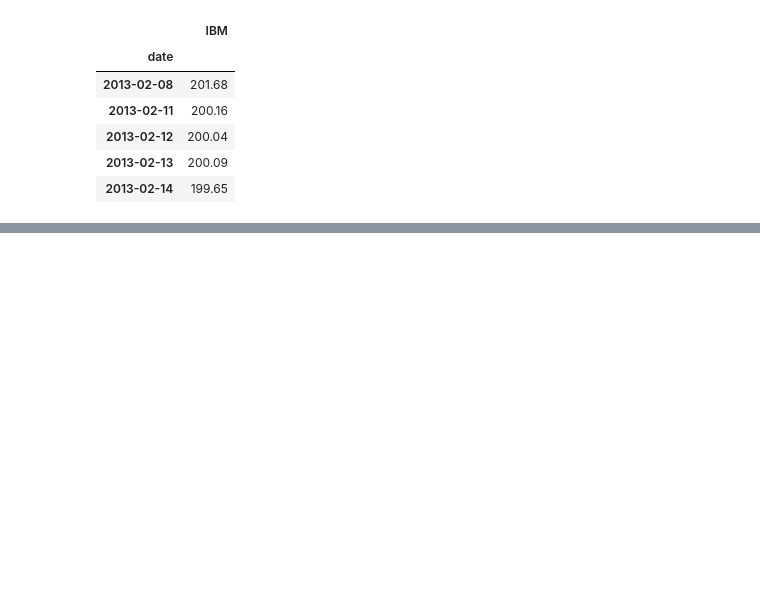
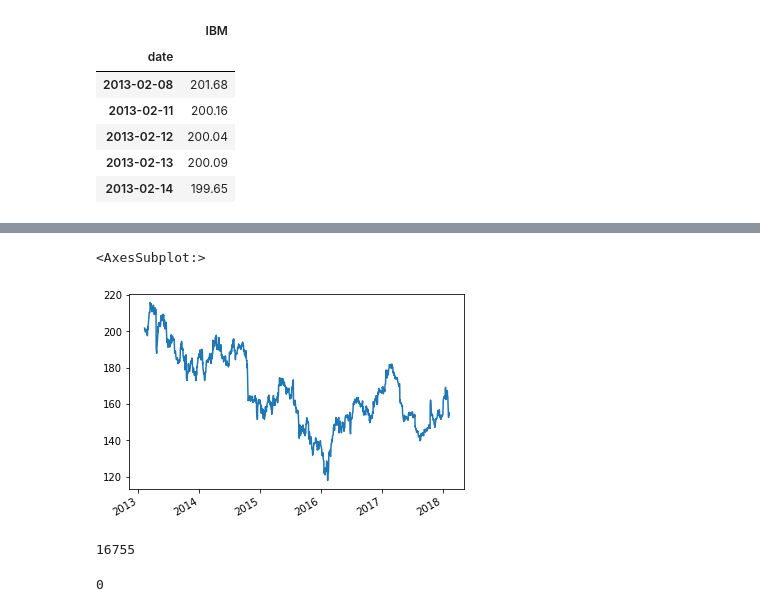
Before and after one commit to kratos2377/stock_trading, a Jupyter notebook: Data_Filtering.ipynb, the cells around one changed output, grey strips where cells are left out. Saved outputs shown, nothing was run; the diff lists cells and outputs as text; code cells hidden in the pictures; blank space fills up the shorter version.

```diff
--- a/Data_Filtering.ipynb
+++ b/Data_Filtering.ipynb
@@ -129,0 +183,10 @@ close2.head()
+# %%
+close_prices.dropna(axis = 0 , how = 'all' , inplace=True)
+close_prices['IBM'].plot()
+# %% [output]
+<AxesSubplot:>
+[figure, added]
+# %%
+close_prices.isna().sum().sum()
+# %% [output]
+16755
@@ -129,0 +196,4 @@ close2.head()
+# %%
+close_prices.isna().sum().sum()
+# %% [output]
+0
```
Also changed, not shown: parts of 18 cells of this notebook.
